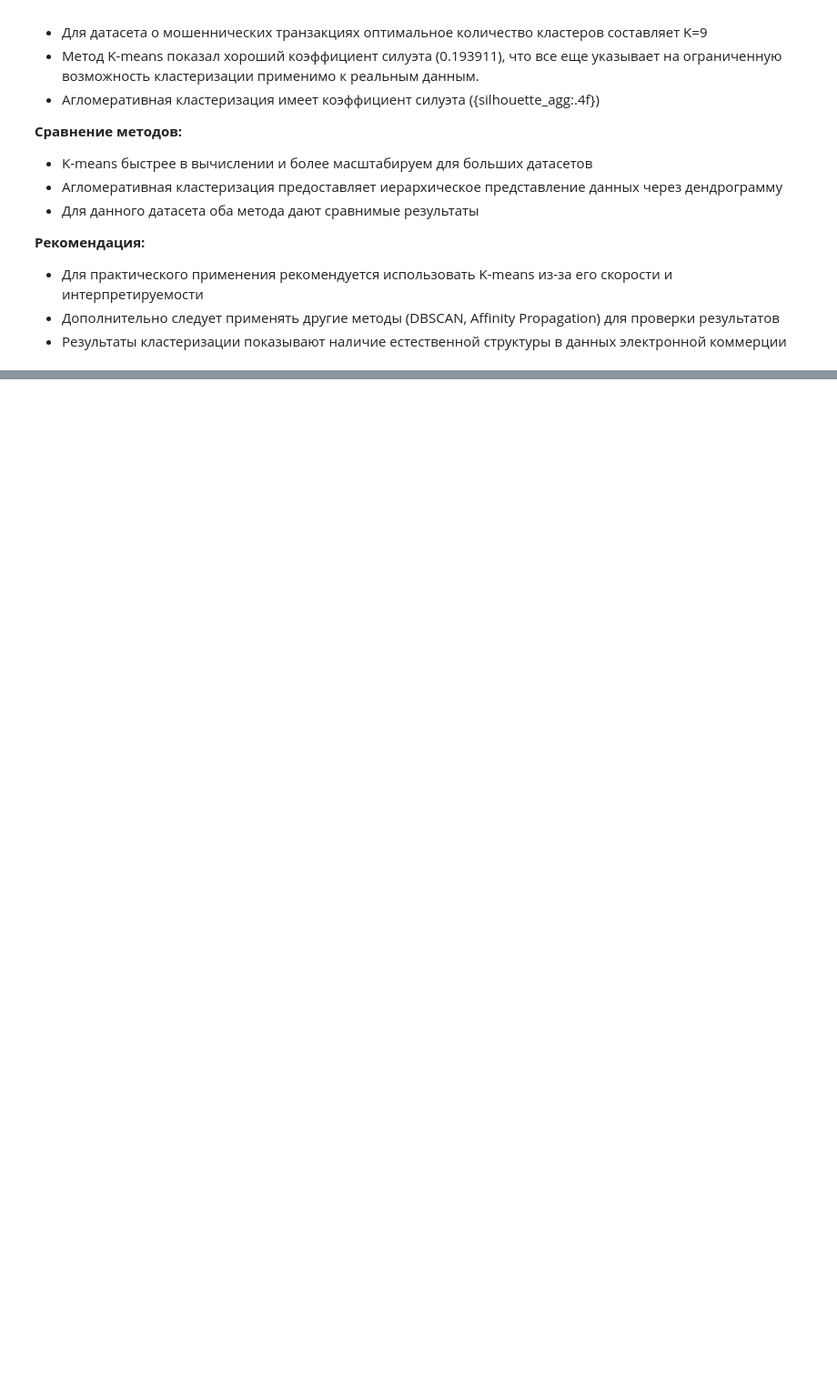
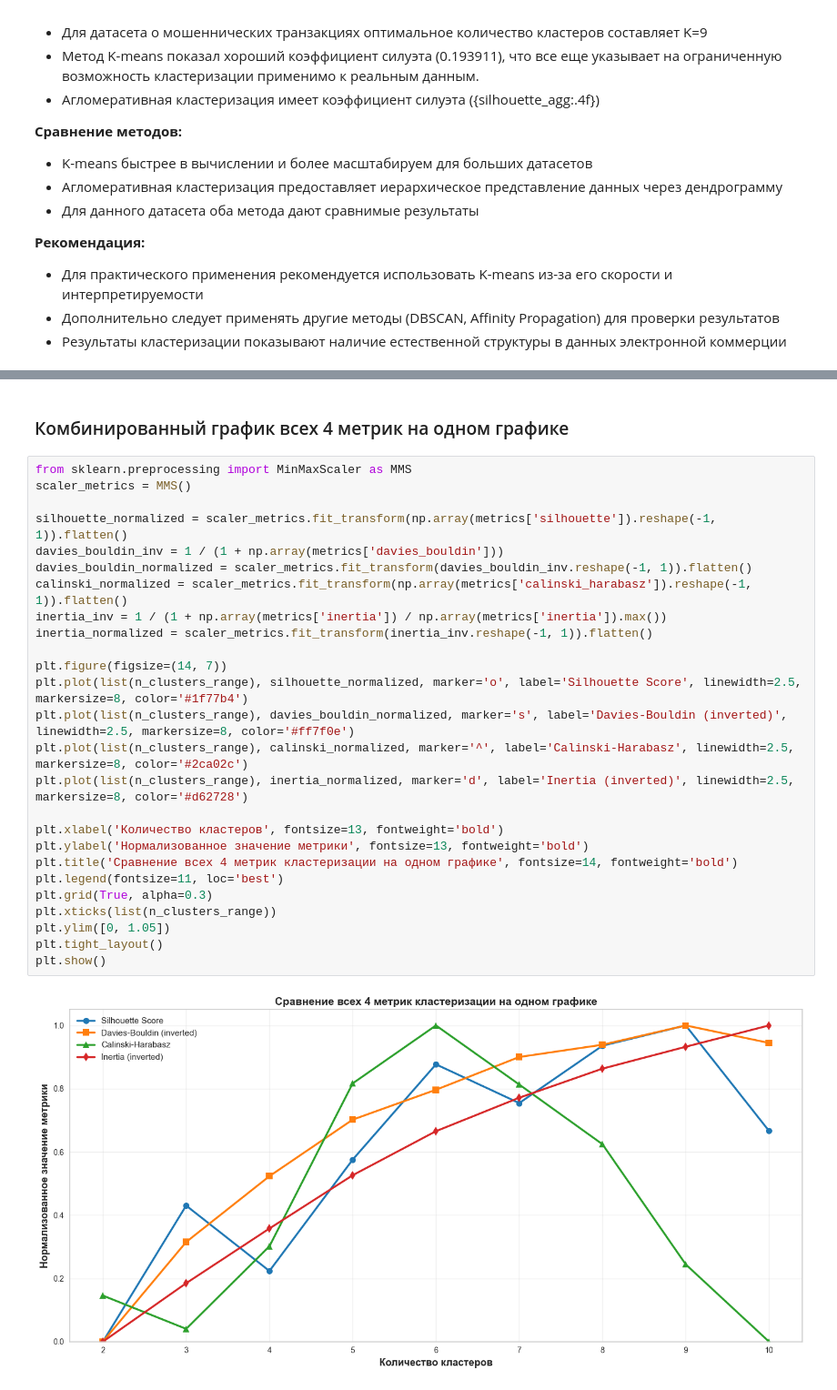
Before and after one commit to Vanya-sem/VVAD, a Jupyter notebook: ЛР4_Семенов_8.ipynb, the cells around one changed output, grey strips where cells are left out. Shown at 91% size. Drawn from its saved outputs; the diff is of its cells as text; blank space fills up the shorter version.

```diff
--- a/ЛР4_Семенов_8.ipynb
+++ b/ЛР4_Семенов_8.ipynb
@@ -1054,0 +1148,30 @@ print("Оба метода кластеризации визуализирова
+# %% [markdown]
+### Комбинированный график всех 4 метрик на одном графике
+# %%
+from sklearn.preprocessing import MinMaxScaler as MMS
+scaler_metrics = MMS()
+
+silhouette_normalized = scaler_metrics.fit_transform(np.array(metrics['silhouette']).reshape(-1, 1)).flatten()
+davies_bouldin_inv = 1 / (1 + np.array(metrics['davies_bouldin']))
+davies_bouldin_normalized = scaler_metrics.fit_transform(davies_bouldin_inv.reshape(-1, 1)).flatten()
+calinski_normalized = scaler_metrics.fit_transform(np.array(metrics['calinski_harabasz']).reshape(-1, 1)).flatten()
+inertia_inv = 1 / (1 + np.array(metrics['inertia']) / np.array(metrics['inertia']).max())
+inertia_normalized = scaler_metrics.fit_transform(inertia_inv.reshape(-1, 1)).flatten()
+
+plt.figure(figsize=(14, 7))
+plt.plot(list(n_clusters_range), silhouette_normalized, marker='o', label='Silhouette Score', linewidth=2.5, markersize=8, color='#1f77b4')
+plt.plot(list(n_clusters_range), davies_bouldin_normalized, marker='s', label='Davies-Bouldin (inverted)', linewidth=2.5, markersize=8, color='#ff7f0e')
+plt.plot(list(n_clusters_range), calinski_normalized, marker='^', label='Calinski-Harabasz', linewidth=2.5, markersize=8, color='#2ca02c')
+plt.plot(list(n_clusters_range), inertia_normalized, marker='d', label='Inertia (inverted)', linewidth=2.5, markersize=8, color='#d62728')
+
+plt.xlabel('Количество кластеров', fontsize=13, fontweight='bold')
+plt.ylabel('Нормализованное значение метрики', fontsize=13, fontweight='bold')
+plt.title('Сравнение всех 4 метрик кластеризации на одном графике', fontsize=14, fontweight='bold')
+plt.legend(fontsize=11, loc='best')
+plt.grid(True, alpha=0.3)
+plt.xticks(list(n_clusters_range))
+plt.ylim([0, 1.05])
+plt.tight_layout()
+plt.show()
+# %% [output]
+[figure, added]
```
Also changed, not shown: parts of 11 cells of this notebook.
